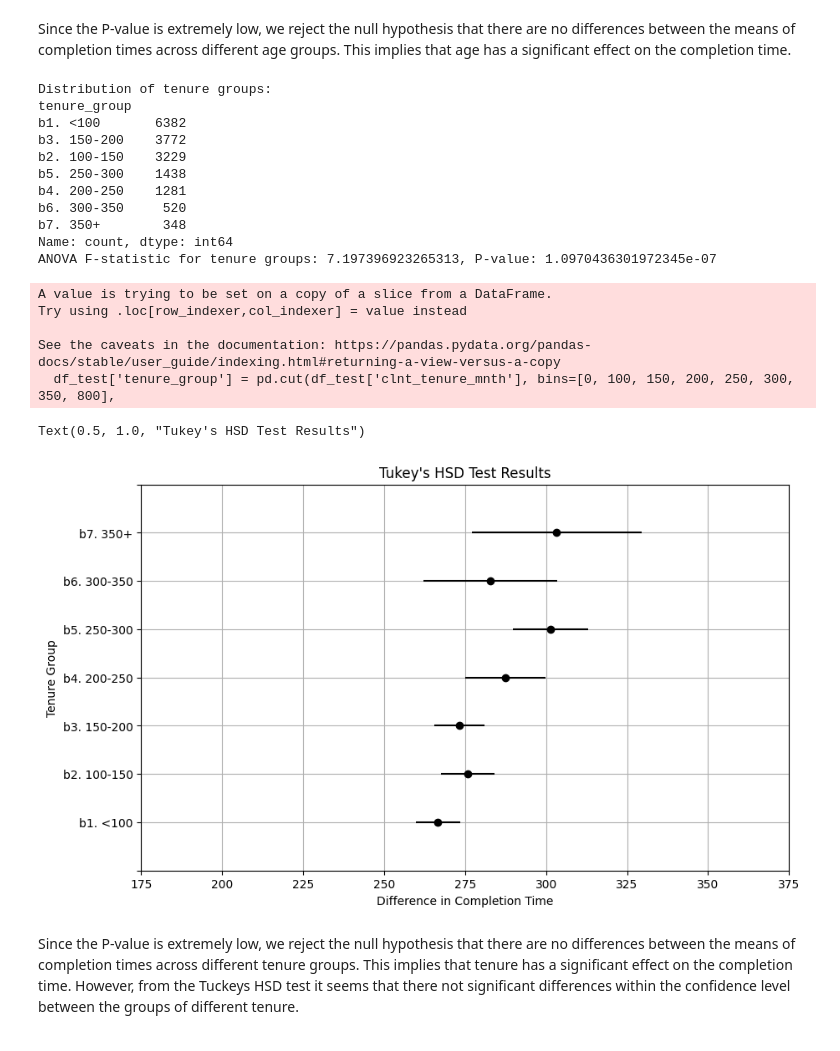
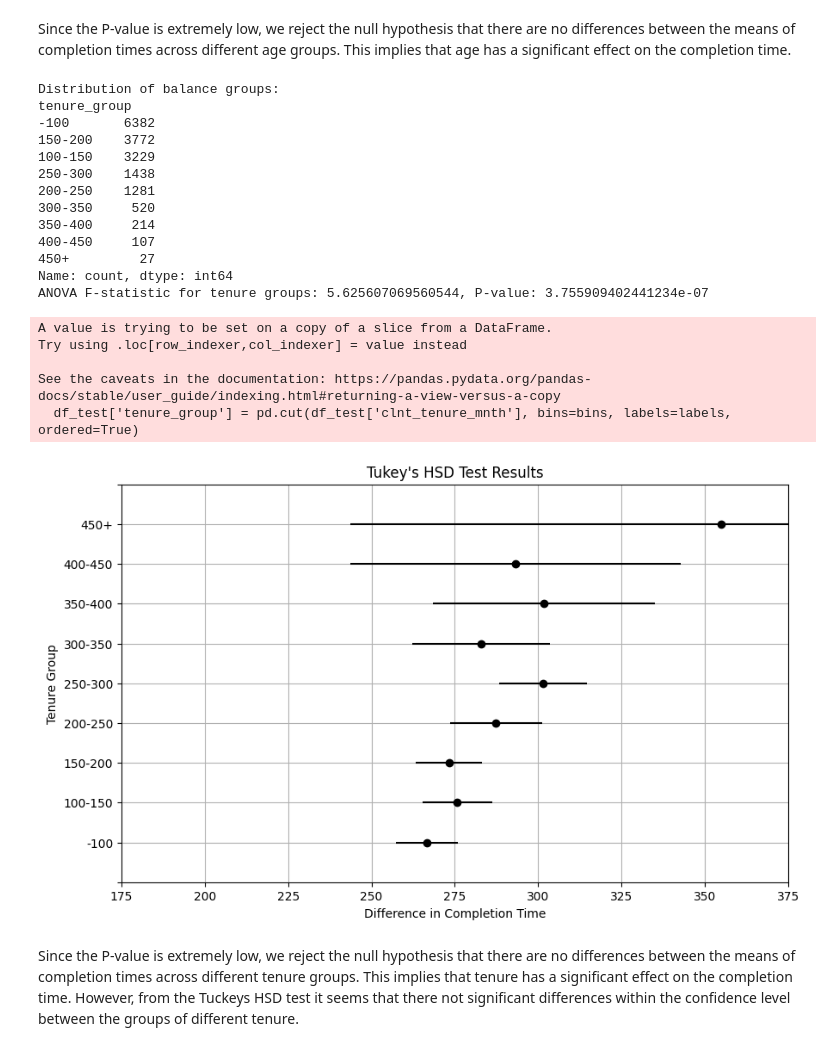
Before and after one commit to vsalto/Customer-Experience-UI-AB-Testing, a Jupyter notebook: notebooks/e-commerce_analysis-Chapter2.ipynb, the cells around one changed output. Cells and saved outputs as stored; diff of their text form; code cells hidden in the pictures.

```diff
--- a/notebooks/e-commerce_analysis-Chapter2.ipynb
+++ b/notebooks/e-commerce_analysis-Chapter2.ipynb
@@ -713,10 +765,11 @@ plt.show()
 The F value in one way ANOVA is a tool to help you answer the question “Is the variance between the means of two populations significantly different?”
 # %%
 from scipy.stats import f_oneway
+# Categorize age into groups with sufficient range and non-empty bins
+bins=[0, 20, 30, 40, 50, 60, 70, 100]
+labels=['-20', '20-30', '30-40', '40-50', '50-60', '60-70', '70+']
 
-# Categorize age into groups with sufficient range and non-empty bins
-df_test['age_group'] = pd.cut(df_test['clnt_age'], bins=[0, 20, 30, 40, 50, 60, 70, 100],
-                              labels=['a1. <20', 'a2. 20-30', 'a3. 30-40', 'a4. 40-50', 'a5. 50-60', 'a6. 60-70', 'a7. 70+'])
+df_test['age_group'] = pd.cut(df_test['clnt_age'], bins=bins, labels=labels, ordered=True)
 
 # Check the distribution of data in each group
 print("Distribution of age groups:")
@@ -760,13 +813,24 @@ See the caveats in the documentation: https://pandas.pydata.org/pandas-docs/stab
 # %%
 from statsmodels.stats.multicomp import pairwise_tukeyhsd
 
-df_test.dropna(subset=['age_group'], inplace=True)
+#df_test.dropna(subset=['age_group'], inplace=True)
 
+# Perform Tukey's HSD test
 tukey_result1 = pairwise_tukeyhsd(endog=df_test['Completion Time'], groups=df_test['age_group'], alpha=0.05)
+# Print the Tukey's HSD test results table
+#print(tukey_result1.summary())
 
 # Plot the results
-tukey_result1.plot_simultaneous(ylabel='Age Group', xlabel='Difference in Completion Time')
+fig, ax = plt.subplots(figsize=(10, 6))
+tukey_result1.plot_simultaneous(ylabel='Age Group', xlabel='Difference in Completion Time', ax=ax)
+plt.xlim((175, 375))
 plt.grid(True)
-plt.xlim((175, 375))
 plt.title("Tukey's HSD Test Results")
+
+plt.savefig('../images/1_age_groupsVScompletion_time.png')
+# Ensure the y-axis categories are in the desired order
+#ax.set_yticks(range(len(labels)))
+#ax.set_yticklabels(labels)
+
+plt.show()
 # %% [output]
@@ -780,11 +839,13 @@ Text(0.5, 1.0, "Tukey's HSD Test Results")
 Since the P-value is extremely low, we reject the null hypothesis that there are no differences between the means of completion times across different age groups. This implies that age has a significant effect on the completion time.
 # %%
 # Categorize tenure into groups with sufficient range and non-empty bins
-df_test['tenure_group'] = pd.cut(df_test['clnt_tenure_mnth'], bins=[0, 100, 150, 200, 250, 300, 350, 800],
-                                 labels=['b1. <100', 'b2. 100-150', 'b3. 150-200', 'b4. 200-250', 'b5. 250-300', 'b6. 300-350', 'b7. 350+'])
+bins=[0, 100, 150, 200, 250, 300, 350, 400, 450, 800]
+labels=['-100', '100-150', '150-200', '200-250', '250-300', '300-350', '350-400', '400-450', '450+']
+
+df_test['tenure_group'] = pd.cut(df_test['clnt_tenure_mnth'], bins=bins, labels=labels, ordered=True)
 
 # Check the distribution of data in each group
-print("Distribution of tenure groups:")
+print("Distribution of balance groups:")
 print(df_test['tenure_group'].value_counts())
 
 # Ensure there are enough data points in each group and variability within groups
@@ -806,33 +867,42 @@ try:
 except ValueError as e:
     print(f"Error performing ANOVA: {e}")
 # %% [output]
-Distribution of tenure groups:
+Distribution of balance groups:
 tenure_group
-b1. <100       6382
-b3. 150-200    3772
-b2. 100-150    3229
-b5. 250-300    1438
-b4. 200-250    1281
-b6. 300-350     520
-b7. 350+        348
+-100       6382
+150-200    3772
+100-150    3229
+250-300    1438
+200-250    1281
+300-350     520
+350-400     214
+400-450     107
+450+         27
 Name: count, dtype: int64
-ANOVA F-statistic for tenure groups: 7.197396923265313, P-value: 1.0970436301972345e-07
+ANOVA F-statistic for tenure groups: 5.625607069560544, P-value: 3.755909402441234e-07
 A value is trying to be set on a copy of a slice from a DataFrame.
 Try using .loc[row_indexer,col_indexer] = value instead
 
 See the caveats in the documentation: https://pandas.pydata.org/pandas-docs/stable/user_guide/indexing.html#returning-a-view-versus-a-copy
-  df_test['tenure_group'] = pd.cut(df_test['clnt_tenure_mnth'], bins=[0, 100, 150, 200, 250, 300, 350, 800],
+  df_test['tenure_group'] = pd.cut(df_test['clnt_tenure_mnth'], bins=bins, labels=labels, ordered=True)
 # %%
+# Perform Tukey's HSD test
 tukey_result1 = pairwise_tukeyhsd(endog=df_test['Completion Time'], groups=df_test['tenure_group'], alpha=0.05)
 
 # Plot the results
-tukey_result1.plot_simultaneous(ylabel='Tenure Group', xlabel='Difference in Completion Time')
+fig, ax = plt.subplots(figsize=(10, 6))
+tukey_result1.plot_simultaneous(ylabel='Tenure Group', xlabel='Difference in Completion Time', ax=ax)
 plt.xlim((175, 375))
 plt.grid(True)
 plt.title("Tukey's HSD Test Results")
+plt.savefig('../images/1_tenure_groupsVScompletion_time.png')
+# Ensure the y-axis categories are in the desired order
+#ax.set_yticks(range(len(labels)))
+#ax.set_yticklabels(labels)
+
+plt.show()
 # %% [output]
-Text(0.5, 1.0, "Tukey's HSD Test Results")
-[figure, old version]
+[figure, new version]
 # %% [markdown]
 Since the P-value is extremely low, we reject the null hypothesis that there are no differences between the means of completion times across different tenure groups. This implies that tenure has a significant effect on the completion time. However, from the Tuckeys HSD test it seems that there not significant differences within the confidence level between the groups of different tenure.
 # %%
```
Also changed, not shown: parts of 16 cells of this notebook.
